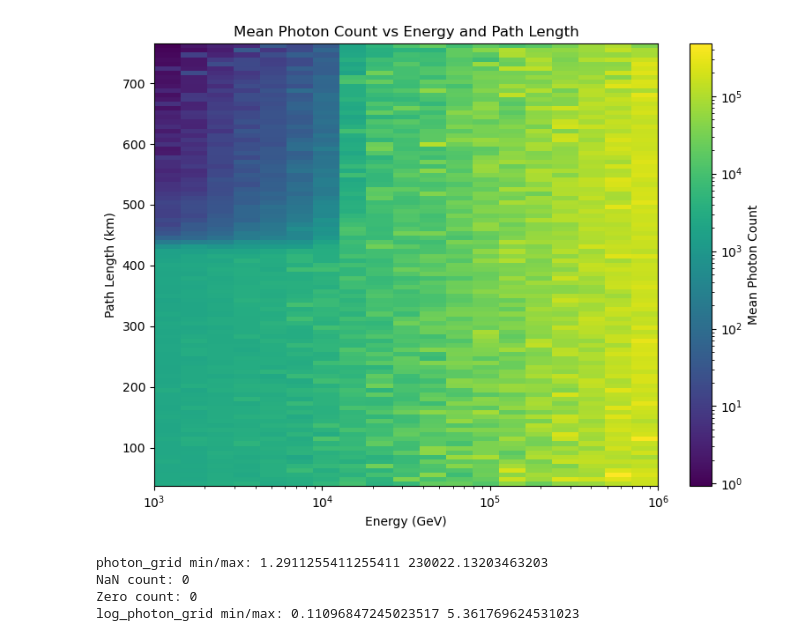
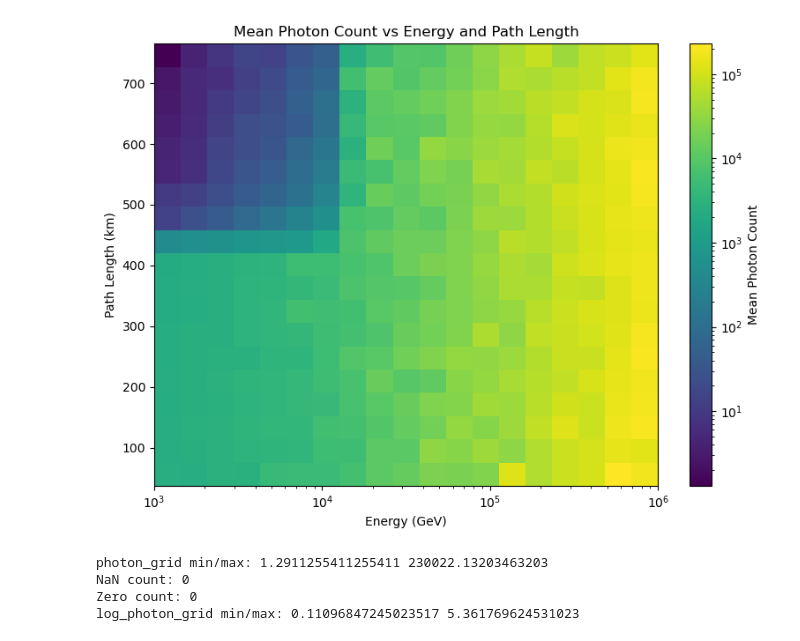
Before and after one commit to Teikiet/Muon_Trinity, a Jupyter notebook: analysis/Demonstrator_Muon_flux.ipynb, the cells around one changed output. Drawn from its saved outputs; the diff is of its cells as text; code cells hidden in the pictures.

```diff
--- a/analysis/Demonstrator_Muon_flux.ipynb
+++ b/analysis/Demonstrator_Muon_flux.ipynb
@@ -169 +169,40 @@ Merged: 1064453 total rows from 90 file(s)
 Energy range: 1122.0 – 891251.0 GeV
+# %%
+import matplotlib.colors as mcolors
+N_I = 10
+N_S = 20
+I_bins = np.linspace(min(Incidence), max(Incidence), N_I)
+Slant_bins = np.linspace(min(Slant), max(Slant), N_S)
+PE_per_photon = Total_PE/photon_count
+PE_per_photon=np.nan_to_num(PE_per_photon, nan=0)
+# Build 2D grid of average photon counts
+photon_grid = np.zeros((len(Slant_bins)-1, len(I_bins)-1))
+
+for i in range(len(I_bins)-1):
+    for j in range(len(Slant_bins)-1):
+        mask = (
+            (Incidence >= I_bins[i]) & (Incidence < I_bins[i+1]) &
+            (Slant >= Slant_bins[j]) & (Slant < Slant_bins[j+1])
+        )
+        p = np.mean(PE_per_photon[mask])
+        photon_grid[j, i] = p
+
+fig, ax = plt.subplots(figsize=(8, 6))
+
+mesh = ax.pcolormesh(
+    I_bins, Slant_bins, photon_grid,
+    #norm=mcolors.LogNorm(vmin=np.nanmin(photon_grid[photon_grid > 0]),
+    #                     vmax=np.nanmax(photon_grid)),
+    cmap='viridis'
+)
+
+cbar = plt.colorbar(mesh, ax=ax)
+cbar.set_label("PE per photon")
+
+#ax.set_xscale("log")
+ax.set_xlabel("Incidence Angle (degrees)")
+ax.set_ylabel("Path Length (km)")
+ax.set_title("PE per photon vs Incidence Angle  and Path Length")
+
+plt.tight_layout()
+plt.show()
@@ -170,7 +290,7 @@ Energy range: 1122.0 – 891251.0 GeV
 # %%
 import matplotlib.colors as mcolors
 N_E = 20
-N_S = 100
+N_S = 20
 E_bins = np.logspace(3, 6, N_E)#np.quantile(Energy_GeV, np.linspace(0, 1, N_E + 1))
 Slant_bins = np.linspace(min(Slant), max(Slant), N_S)#np.quantile(Slant, np.linspace(0, 1, N_S + 1))
 
@@ -179,34 +299,34 @@ photon_grid = np.zeros((len(Slant_bins)-1, len(E_bins)-1))
 
 for i in range(len(E_bins)-1):
     for j in range(len(Slant_bins)-1):
         mask = (
             (Energy_GeV >= E_bins[i]) & (Energy_GeV < E_bins[i+1]) &
             (Slant >= Slant_bins[j]) & (Slant < Slant_bins[j+1])
         )
         p = np.mean(photon_count[mask])
         photon_grid[j, i] = p
 
 fig, ax = plt.subplots(figsize=(8, 6))
 
 mesh = ax.pcolormesh(
     E_bins, Slant_bins, photon_grid,
     norm=mcolors.LogNorm(vmin=np.nanmin(photon_grid[photon_grid > 0]),
                          vmax=np.nanmax(photon_grid)),
     cmap='viridis'
 )
 
 cbar = plt.colorbar(mesh, ax=ax)
 cbar.set_label("Mean Photon Count")
 
 ax.set_xscale("log")
 ax.set_xlabel("Energy (GeV)")
 ax.set_ylabel("Path Length (km)")
 ax.set_title("Mean Photon Count vs Energy and Path Length")
 
 plt.tight_layout()
 plt.show()
 # %% [output]
-[figure, old version]
+[figure, new version]
 # %%
 import plotly.graph_objects as go
 import numpy as np
```
Also changed, not shown: parts of 10 cells of this notebook, 10 other files.
